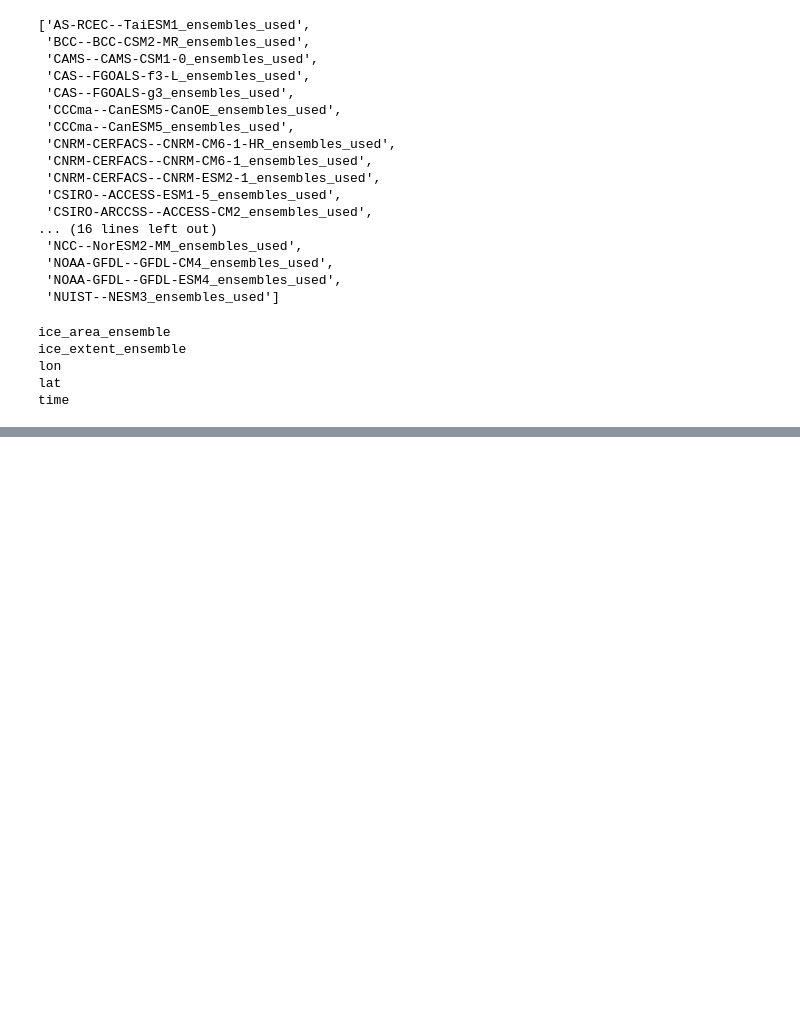
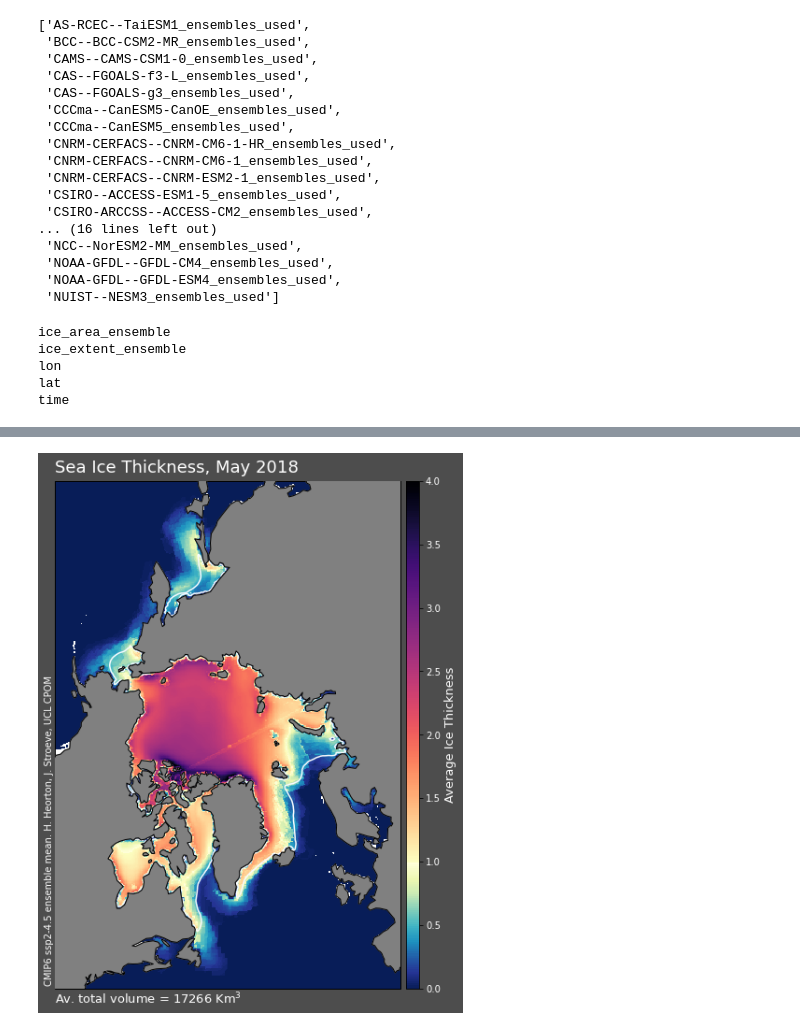
Before and after one commit to CPOMUCL/CMIP6_data, a Jupyter notebook: NSIDC_animation_ensemble.ipynb, the cells around one changed output, grey strips where cells are left out. Drawn from its saved outputs; the diff is of its cells as text; code cells hidden in the pictures; blank space fills up the shorter version.

```diff
--- a/NSIDC_animation_ensemble.ipynb
+++ b/NSIDC_animation_ensemble.ipynb
@@ -118,0 +166,44 @@ plt.show()
+# %%
+f = plt.figure(figsize=(12, 10))
+# f.patch.set_facecolor('gray')
+f.patch.set_facecolor([0.3,0.3,0.3])
+ax = f.add_subplot(1,1,1,projection=m)
+ax.set_extent(G.limits,m)
+
+### set up plotting
+plot_temp = ICnow
+plot_temp_E = ICnow_E
+# plot_temp = ICnow>0.15
+
+plot_temp_A = ICnow>0.15
+volume = np.sum(plot_temp_A*G.area)*1e-9
+
+s = ax.pcolormesh(G.xptp,G.yptp,plot_temp,zorder=2,vmin=0.0,vmax=4.0,cmap=mymap)
+# ax.plot(gs.border(G.xpts),gs.border(G.ypts))
+if volume>0.5:
+    ax.contour(G.xpts,G.ypts,plot_temp_E,[0.15],cmap='Blues')
+
+# ax.plot(Big.xpts,Big.ypts)
+# s = ax.pcolormesh(GP.xpts,GP.ypts,PW.get_vels(PW.dates[10:12])[1][0])
+ax.add_feature(cfeature.COASTLINE,zorder=4)
+ax.add_feature(cfeature.LAND,facecolor = 'gray',zorder=3)
+ax.text(G.limits[0],G.limits[3]*1.03,'Sea Ice Thickness, '+dnow.strftime('%b %Y'),
+        fontsize = 18,color='w')
+ax.text(G.limits[0]*1.06,G.limits[2]*0.98,'CMIP6 ssp2-4.5 ensemble mean. H. Heorton, J. Stroeve, UCL CPOM',
+        fontsize = 10,color='w',rotation = 90)
+ax.text(G.limits[0]*1.0,G.limits[2]*1.06,'Av. total volume = '+'{0:.0f}'.format(int(volume))+' Km$^{3}$',
+        fontsize = 13,color='w')
+
+cax = plt.colorbar(s,shrink = 1.,pad=0.01,aspect=40)
+# cax.set_ticks([0.1,0.8],color='w')
+ticks=np.arange(0.0,4.5,0.5)
+tlab = ['{:.1f}'.format(t) for t in ticks]
+# tlab = [int(t*nmodels) for t in ticks]
+cax.ax.yaxis.set_ticks(ticks)
+cax.ax.yaxis.set_ticklabels(tlab,color='w')
+# cax.set_label('No. models with ice present',color='w',fontsize=13)
+cax.set_label('Average Ice Thickness',color='w',fontsize=13)
+output = plt.plot([])
+plt.show()
+# %% [output]
+[figure, added]
```
Also changed, not shown: parts of 15 cells of this notebook, 4 other files.
